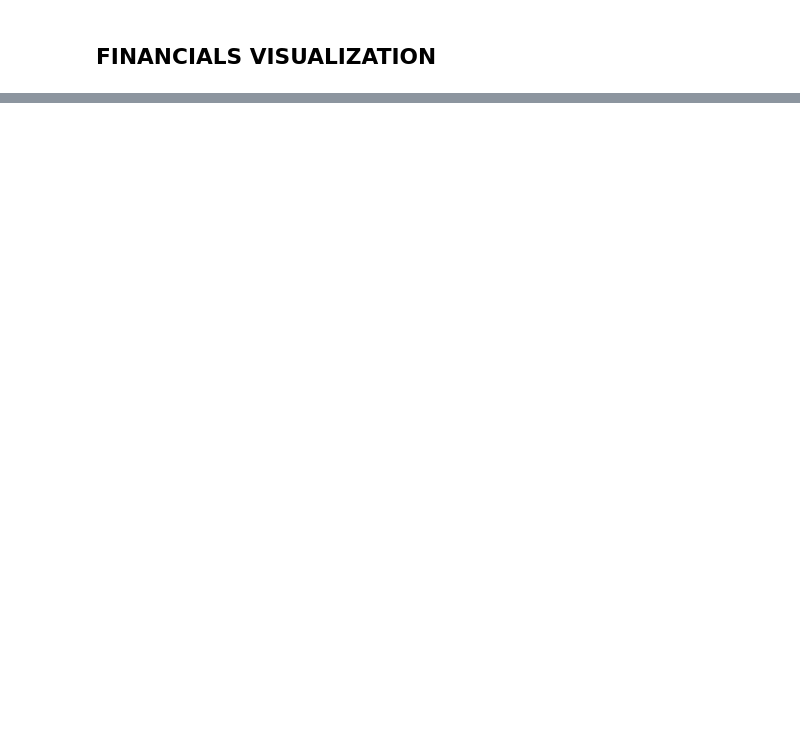
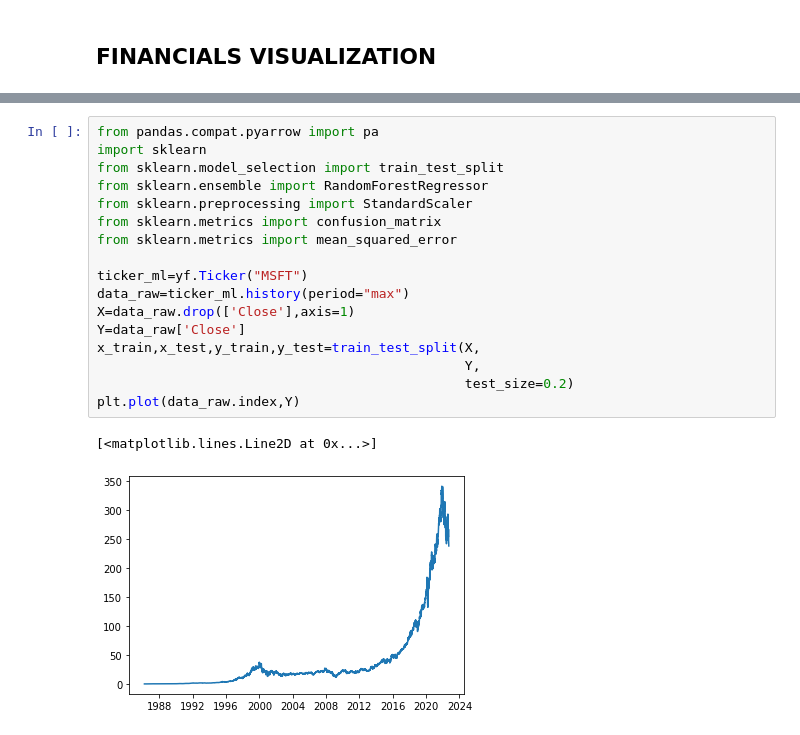
Before and after one commit to jodog0412/us-stocks-investment-assistant, a Jupyter notebook: US_STOCK_INVESTMENT_ASSISTANCE.ipynb, the cells around one changed output, grey strips where cells are left out. Saved outputs shown, nothing was run; the diff lists cells and outputs as text; blank space fills up the shorter version.

```diff
--- a/US_STOCK_INVESTMENT_ASSISTANCE.ipynb
+++ b/US_STOCK_INVESTMENT_ASSISTANCE.ipynb
@@ -184,0 +259,20 @@ plt_cashflow(view)
+# %%
+from pandas.compat.pyarrow import pa
+import sklearn
+from sklearn.model_selection import train_test_split
+from sklearn.ensemble import RandomForestRegressor
+from sklearn.preprocessing import StandardScaler
+from sklearn.metrics import confusion_matrix
+from sklearn.metrics import mean_squared_error
+
+ticker_ml=yf.Ticker("MSFT")
+data_raw=ticker_ml.history(period="max")
+X=data_raw.drop(['Close'],axis=1)
+Y=data_raw['Close']
+x_train,x_test,y_train,y_test=train_test_split(X,
+                                               Y,
+                                               test_size=0.2)
+plt.plot(data_raw.index,Y)
+# %% [output]
+[<matplotlib.lines.Line2D at 0x...>]
+[figure, added]
```
Also changed, not shown: parts of 11 cells of this notebook.
